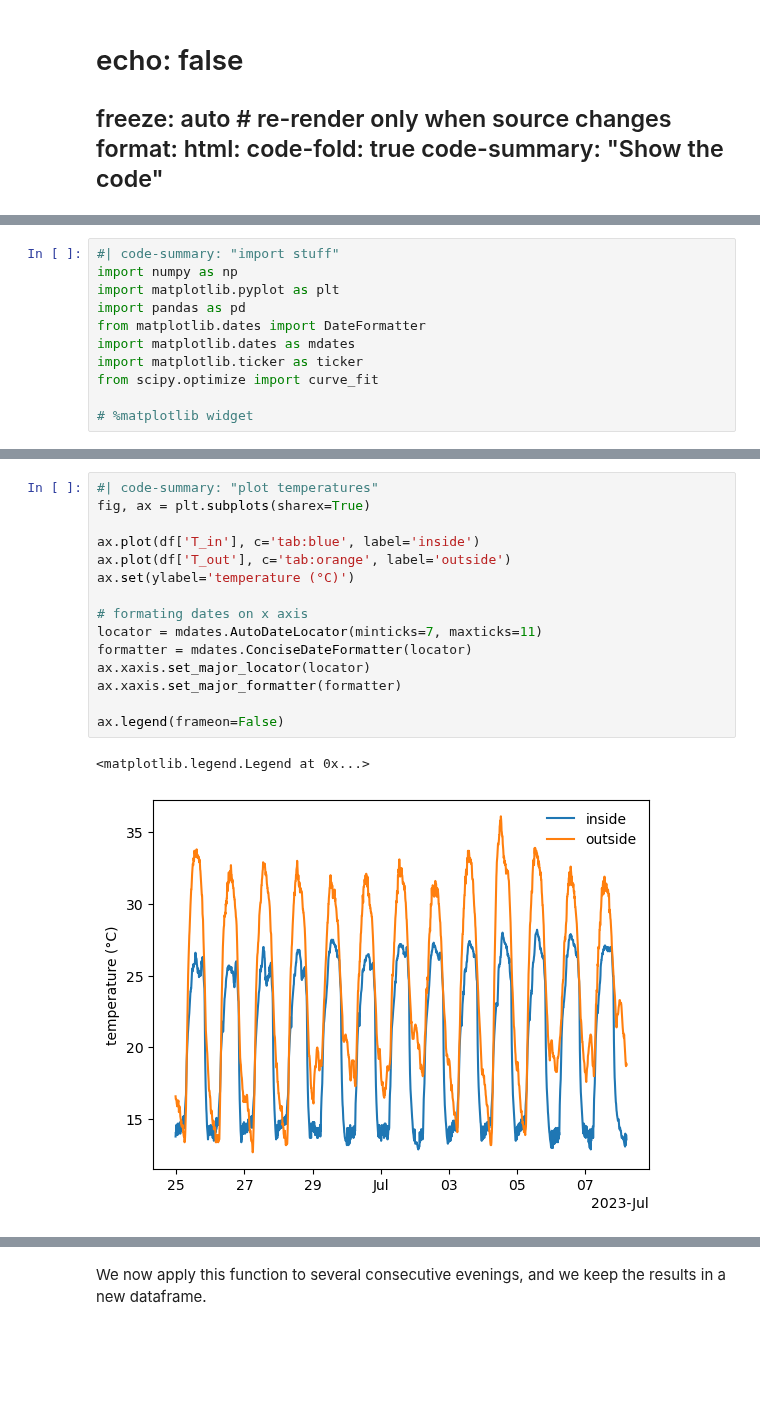
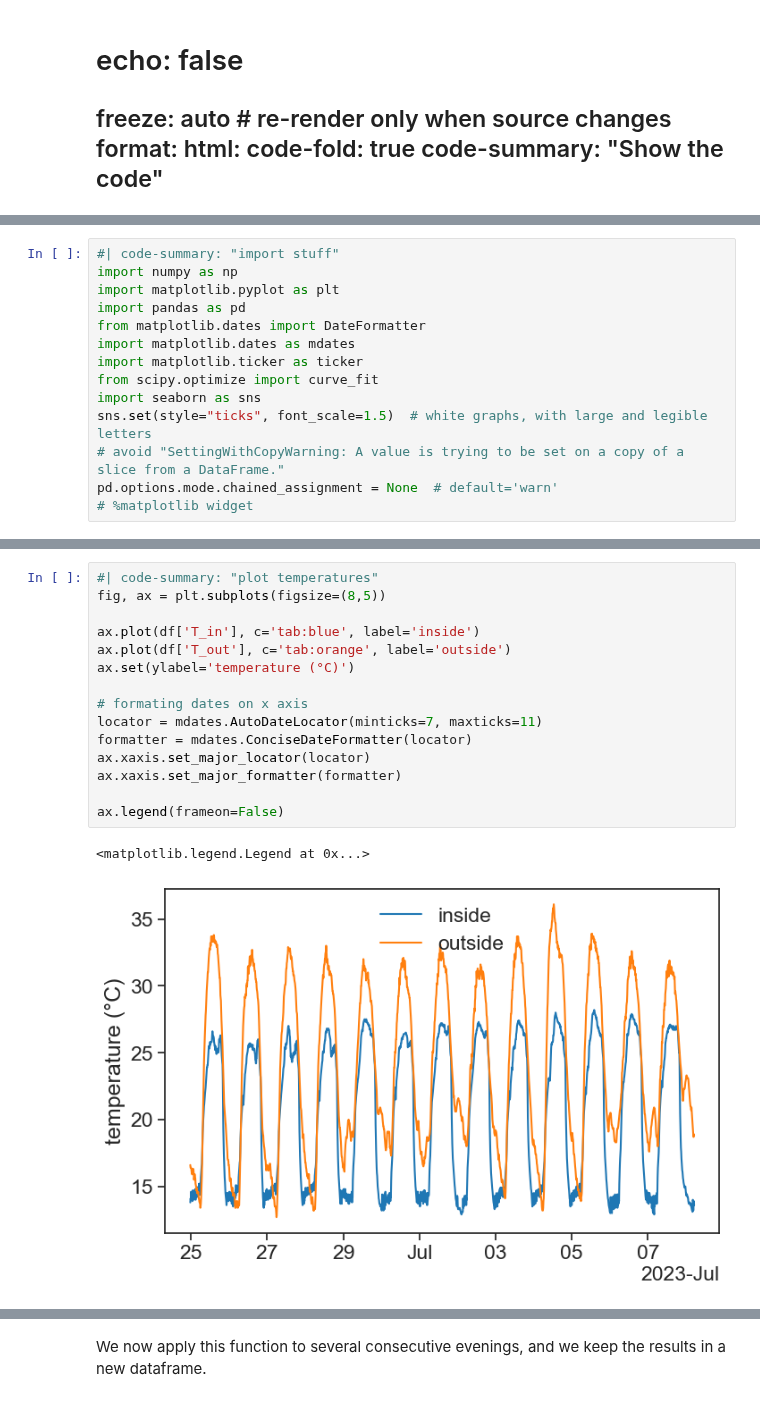
Before and after one commit to yairmau/time-series, a Jupyter notebook: smoothing/fit.ipynb, the cells around one changed output, grey strips where cells are left out. Drawn from its saved outputs; the diff is of its cells as text; blank space fills up the shorter version.

```diff
--- a/smoothing/fit.ipynb
+++ b/smoothing/fit.ipynb
@@ -18,7 +28,10 @@ from matplotlib.dates import DateFormatter
 import matplotlib.dates as mdates
 import matplotlib.ticker as ticker
 from scipy.optimize import curve_fit
-
+import seaborn as sns
+sns.set(style="ticks", font_scale=1.5)  # white graphs, with large and legible letters
+# avoid "SettingWithCopyWarning: A value is trying to be set on a copy of a slice from a DataFrame."
+pd.options.mode.chained_assignment = None  # default='warn'
 # %matplotlib widget
 # %%
 #| code-summary: "load data from csv"
@@ -42,18 +40,18 @@ df
 # %%
 #| code-summary: "plot temperatures"
-fig, ax = plt.subplots(sharex=True)
+fig, ax = plt.subplots(figsize=(8,5))
 
 ax.plot(df['T_in'], c='tab:blue', label='inside')
 ax.plot(df['T_out'], c='tab:orange', label='outside')
 ax.set(ylabel='temperature (°C)')
 
 # formating dates on x axis
 locator = mdates.AutoDateLocator(minticks=7, maxticks=11)
 formatter = mdates.ConciseDateFormatter(locator)
 ax.xaxis.set_major_locator(locator)
 ax.xaxis.set_major_formatter(formatter)
 
 ax.legend(frameon=False)
 # %% [output]
 <matplotlib.legend.Legend at 0x...>
-[figure, old version]
+[figure, new version]
```
Also changed, not shown: parts of 23 cells of this notebook, 15 other files.
